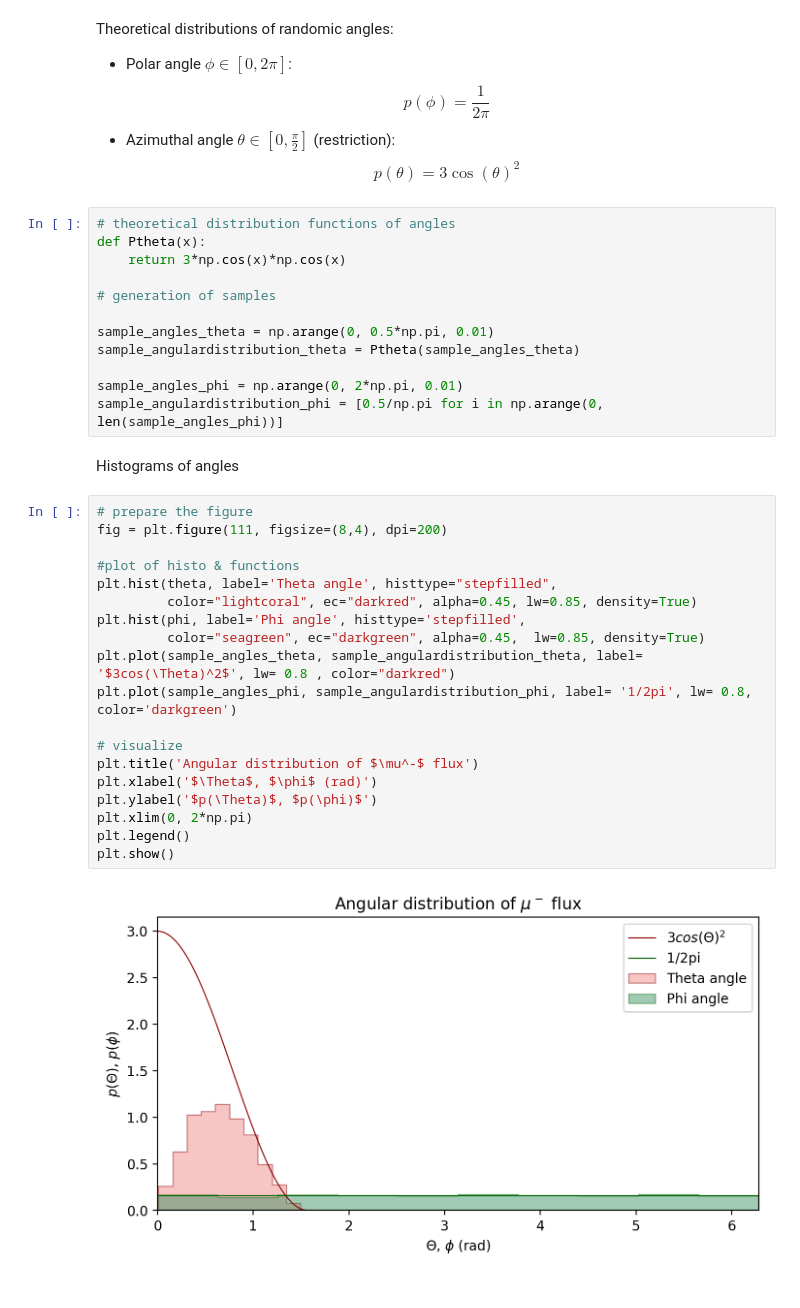
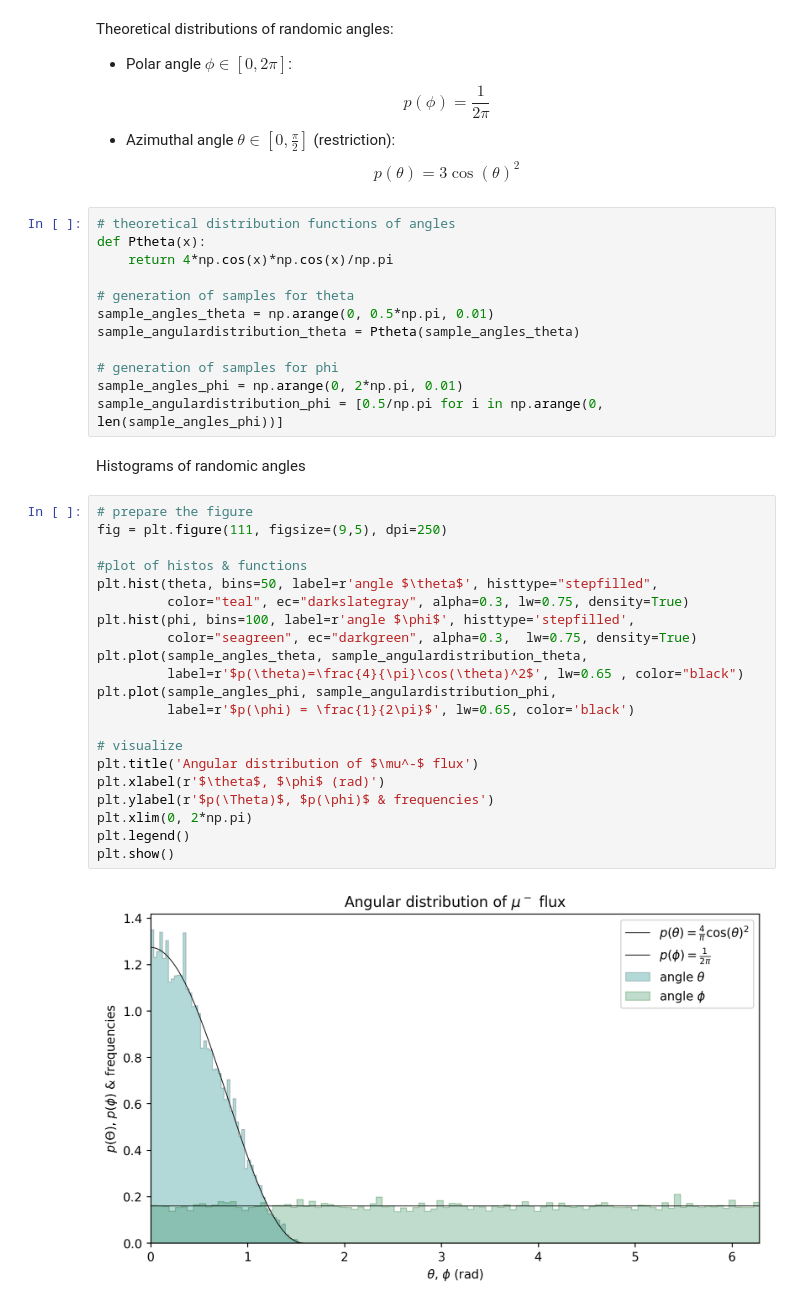
Before and after one commit to emanuelitoss/DreamExperiment, a Jupyter notebook: analysisDreamSimulation/dreamAnalysis.ipynb, the cells around one changed output. Cells and saved outputs as stored; diff of their text form.

```diff
--- a/analysisDreamSimulation/dreamAnalysis.ipynb
+++ b/analysisDreamSimulation/dreamAnalysis.ipynb
@@ -32,35 +36,37 @@ $$p(\theta) = 3\cos(\theta)^2$$
 # %%
 # theoretical distribution functions of angles
 def Ptheta(x):
-    return 3*np.cos(x)*np.cos(x)
+    return 4*np.cos(x)*np.cos(x)/np.pi
 
-# generation of samples
-
+# generation of samples for theta
 sample_angles_theta = np.arange(0, 0.5*np.pi, 0.01)
 sample_angulardistribution_theta = Ptheta(sample_angles_theta)
 
+# generation of samples for phi
 sample_angles_phi = np.arange(0, 2*np.pi, 0.01)
 sample_angulardistribution_phi = [0.5/np.pi for i in np.arange(0, len(sample_angles_phi))]
 # %% [markdown]
-Histograms of angles
+Histograms of randomic angles
 # %%
 # prepare the figure
-fig = plt.figure(111, figsize=(8,4), dpi=200)
+fig = plt.figure(111, figsize=(9,5), dpi=250)
 
-#plot of histo & functions
-plt.hist(theta, label='Theta angle', histtype="stepfilled",
-         color="lightcoral", ec="darkred", alpha=0.45, lw=0.85, density=True)
-plt.hist(phi, label='Phi angle', histtype='stepfilled',
-         color="seagreen", ec="darkgreen", alpha=0.45,  lw=0.85, density=True)
-plt.plot(sample_angles_theta, sample_angulardistribution_theta, label= '$3cos(\Theta)^2$', lw= 0.8 , color="darkred")
-plt.plot(sample_angles_phi, sample_angulardistribution_phi, label= '1/2pi', lw= 0.8, color='darkgreen')
+#plot of histos & functions
+plt.hist(theta, bins=50, label=r'angle $\theta$', histtype="stepfilled",
+         color="teal", ec="darkslategray", alpha=0.3, lw=0.75, density=True)
+plt.hist(phi, bins=100, label=r'angle $\phi$', histtype='stepfilled',
+         color="seagreen", ec="darkgreen", alpha=0.3,  lw=0.75, density=True)
+plt.plot(sample_angles_theta, sample_angulardistribution_theta,
+         label=r'$p(\theta)=\frac{4}{\pi}\cos(\theta)^2$', lw=0.65 , color="black")
+plt.plot(sample_angles_phi, sample_angulardistribution_phi,
+         label=r'$p(\phi) = \frac{1}{2\pi}$', lw=0.65, color='black')
 
 # visualize
 plt.title('Angular distribution of $\mu^-$ flux')
-plt.xlabel('$\Theta$, $\phi$ (rad)')
-plt.ylabel('$p(\Theta)$, $p(\phi)$')
+plt.xlabel(r'$\theta$, $\phi$ (rad)')
+plt.ylabel(r'$p(\Theta)$, $p(\phi)$ & frequencies')
 plt.xlim(0, 2*np.pi)
 plt.legend()
 plt.show()
 # %% [output]
-[figure, old version]
+[figure, new version]
```
Also changed, not shown: parts of 21 cells of this notebook, 7 other files.
